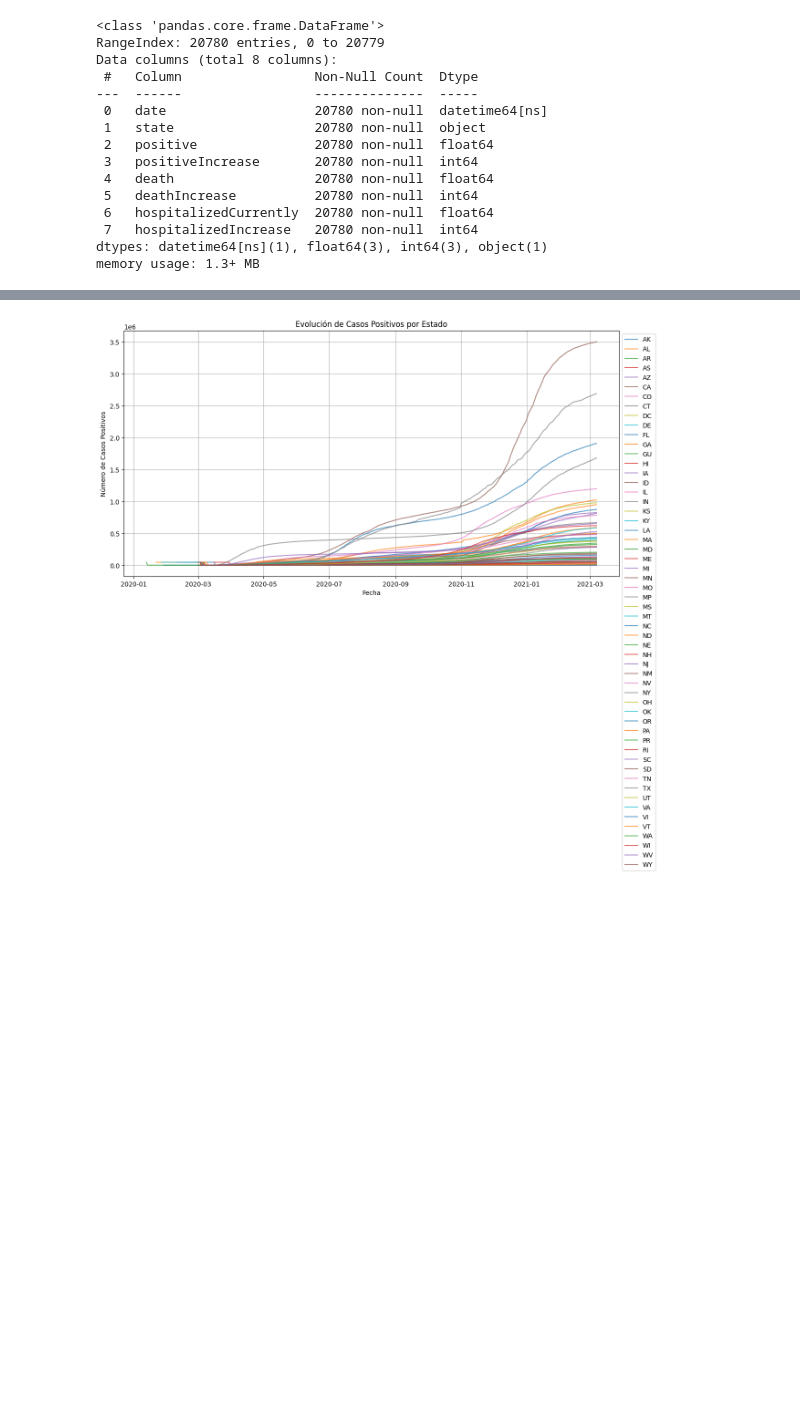
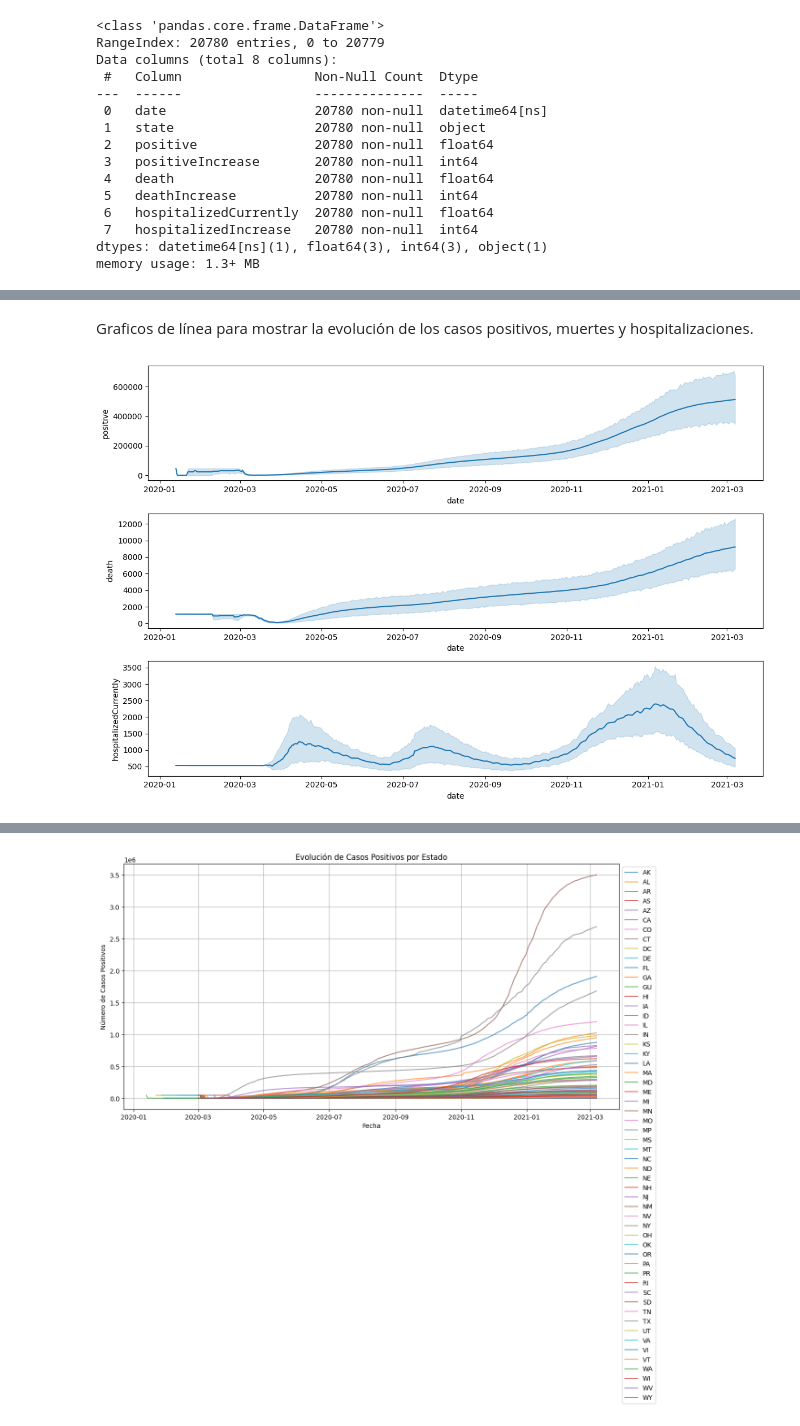
Before and after one commit to AI-School-F5-P3/mini_datathon_xiomara, a Jupyter notebook: MiniDatathonF5.ipynb, the cells around one changed output, grey strips where cells are left out. Cells and saved outputs as stored; diff of their text form; code cells hidden in the pictures; blank space fills up the shorter version.

```diff
--- a/MiniDatathonF5.ipynb
+++ b/MiniDatathonF5.ipynb
@@ -147,0 +234,10 @@ memory usage: 1.3+ MB
+# %% [markdown]
+Graficos de línea para mostrar la evolución de los casos positivos, muertes y hospitalizaciones.
+# %%
+fig, ax = plt.subplots(3, 1, figsize=(12, 8))
+sns.lineplot(data=df, x='date', y='positive', ax=ax[0])
+sns.lineplot(data=df, x='date', y='death', ax=ax[1])
+sns.lineplot(data=df, x='date', y='hospitalizedCurrently', ax=ax[2])
+plt.tight_layout()
+# %% [output]
+[figure, added]
```
Also changed, not shown: parts of 30 cells of this notebook, 1 other file.
